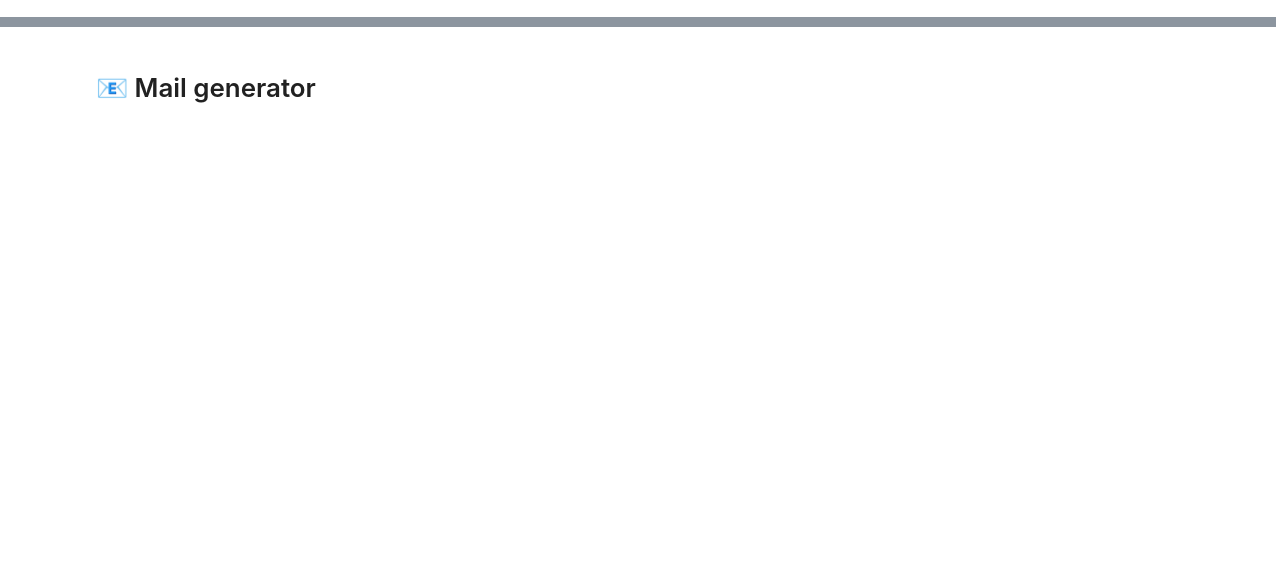
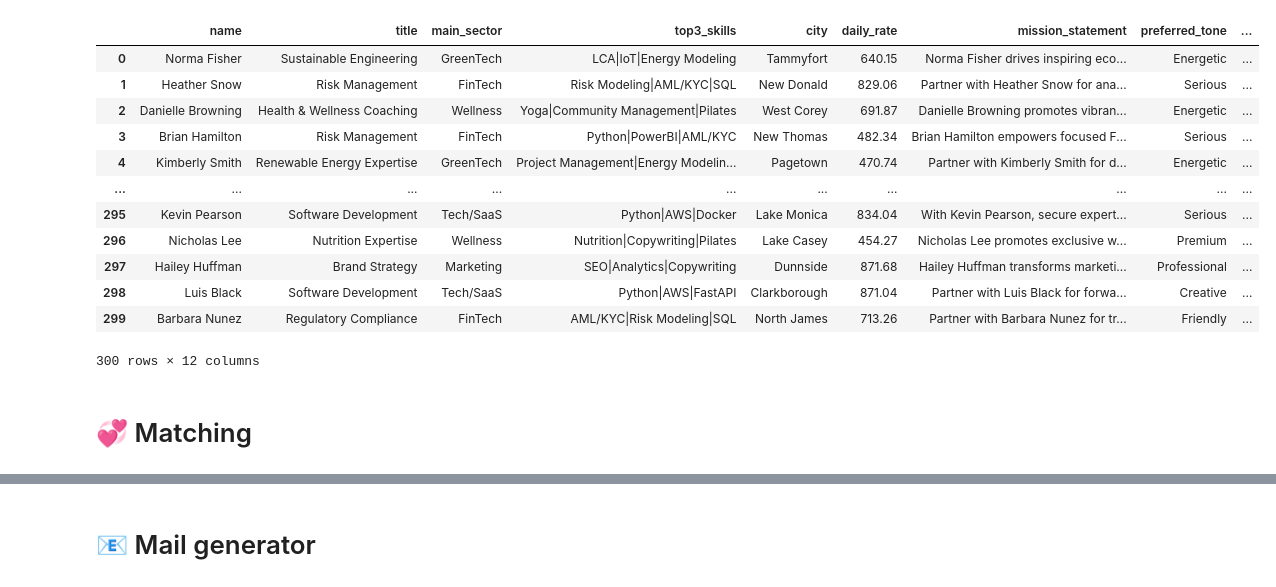
Before and after one commit to KajaLab/leadcraftr_Projet, a Jupyter notebook: notebooks/Synarys.ipynb, the cells around one changed output, grey strips where cells are left out. Drawn from its saved outputs; the diff is of its cells as text; code cells hidden in the pictures; blank space fills up the shorter version.

```diff
--- a/notebooks/Synarys.ipynb
+++ b/notebooks/Synarys.ipynb
@@ -43,0 +32,42 @@ prospect_df
+# %%
+def get_wordnet_pos(word):
+    """Map POS tag to first character for WordNetLemmatizer"""
+    tag = pos_tag([word])[0][1][0].lower()  # Get first letter of POS tag
+    return{'n': 'n', 'v': 'v', 'a': 'a', 'r': 'r'}.get(tag, 'n')
+
+def cleaning(sentence):
+    # Basic cleaning
+    sentence = sentence.strip().lower()
+    sentence = ''.join(char for char in sentence if not char.isdigit())
+    sentence = sentence.translate(str.maketrans('', '', string.punctuation))
+
+    # Tokenization
+    tokenized_sentence = word_tokenize(sentence)
+
+    # Stopwords removal
+    stop_words = set(stopwords.words('english'))
+    tokenized_sentence_cleaned = [w for w in tokenized_sentence if w not in stop_words]
+
+    # Lemmatization with correct POS tagging
+    lemmatizer = WordNetLemmatizer()
+    lemmatized = [lemmatizer.lemmatize(word, get_wordnet_pos(word)) for word in tokenized_sentence_cleaned]
+
+    return ' '.join(lemmatized)
+# %%
+freelance_df['tfidf_vector'] = freelance_df['mission_statement'].apply(cleaning)
+prospect_df['tfidf_vector'] = prospect_df['mission_statement'].apply(cleaning)
+freelance_df
+# %% [output]
+|  | name | title | main_sector | top3_skills | city | daily_rate | mission_statement | preferred_tone | ... |
+| 0 | Norma Fisher | Sustainable Engineering | GreenTech | LCA|IoT|Energy Modeling | Tammyfort | 640.15 | Norma Fisher drives inspiring eco... | Energetic | ... |
+| 1 | Heather Snow | Risk Management | FinTech | Risk Modeling|AML/KYC|SQL | New Donald | 829.06 | Partner with Heather Snow for ana... | Serious | ... |
+| 2 | Danielle Browning | Health & Wellness Coaching | Wellness | Yoga|Community Management|Pilates | West Corey | 691.87 | Danielle Browning promotes vibran... | Energetic | ... |
+| 3 | Brian Hamilton | Risk Management | FinTech | Python|PowerBI|AML/KYC | New Thomas | 482.34 | Brian Hamilton empowers focused F... | Serious | ... |
+| 4 | Kimberly Smith | Renewable Energy Expertise | GreenTech | Project Management|Energy Modelin... | Pagetown | 470.74 | Partner with Kimberly Smith for d... | Energetic | ... |
+| ... | ... | ... | ... | ... | ... | ... | ... | ... | ... |
+| 295 | Kevin Pearson | Software Development | Tech/SaaS | Python|AWS|Docker | Lake Monica | 834.04 | With Kevin Pearson, secure expert... | Serious | ... |
+| 296 | Nicholas Lee | Nutrition Expertise | Wellness | Nutrition|Copywriting|Pilates | Lake Casey | 454.27 | Nicholas Lee promotes exclusive w... | Premium | ... |
+| 297 | Hailey Huffman | Brand Strategy | Marketing | SEO|Analytics|Copywriting | Dunnside | 871.68 | Hailey Huffman transforms marketi... | Professional | ... |
+| 298 | Luis Black | Software Development | Tech/SaaS | Python|AWS|FastAPI | Clarkborough | 871.04 | Partner with Luis Black for forwa... | Creative | ... |
+| 299 | Barbara Nunez | Regulatory Compliance | FinTech | AML/KYC|Risk Modeling|SQL | North James | 713.26 | Partner with Barbara Nunez for tr... | Friendly | ... |
+300 rows × 12 columns
@@ -76 +101,3 @@ def get_top_20_leads(freelance_vec, prospect_df):
+# %% [markdown]
+# 💞 Matching
 # %%
```
Also changed, not shown: parts of 11 cells of this notebook, 3 other files.
